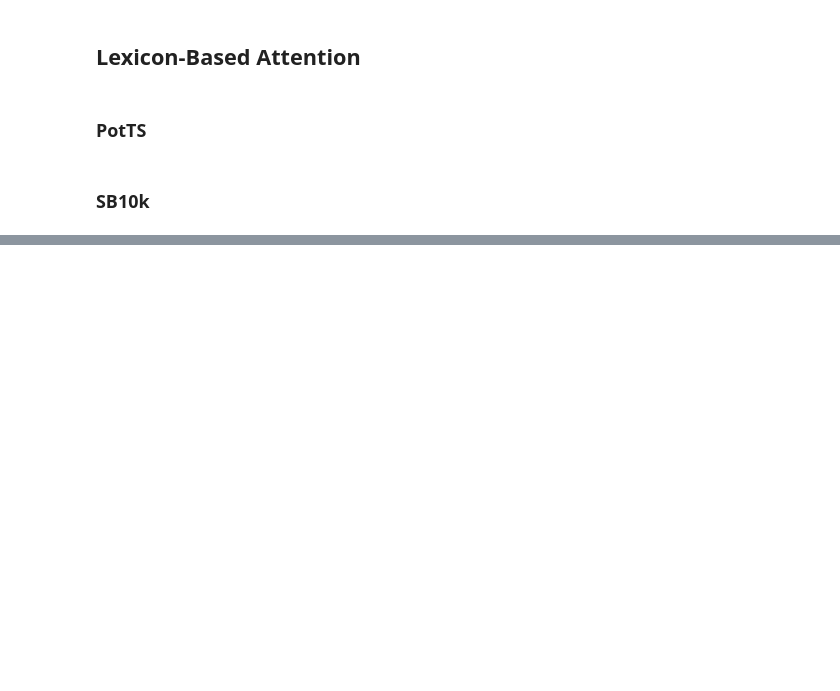
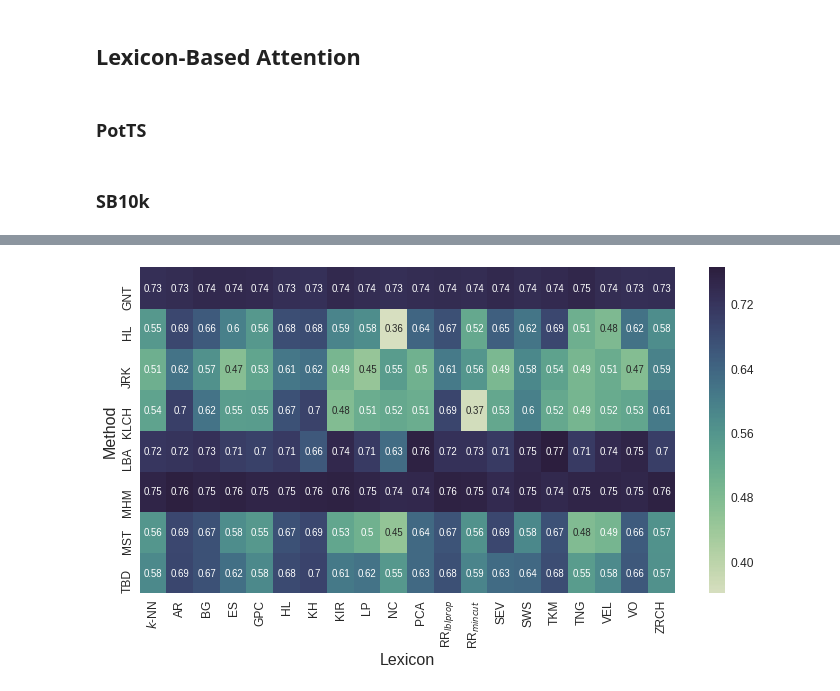
Before and after one commit to WladimirSidorenko/Dissertation, a Jupyter notebook: notebooks/cgsa.ipynb, the cells around one changed output, grey strips where cells are left out. Drawn from its saved outputs; the diff is of its cells as text; code cells hidden in the pictures; blank space fills up the shorter version.

```diff
--- a/notebooks/cgsa.ipynb
+++ b/notebooks/cgsa.ipynb
@@ -827,0 +840,5 @@ ax = sns.heatmap(SB10K_MICRO_STAT, cmap=HEATMAP_CMAP)
+# %%
+sb10k_micro_plt = sns.heatmap(SB10K_MICRO_STAT, **HEATMAP_SETTINGS)
+plt.savefig("cgsa_sb10k_micro_lexicons.png", bbox_inches='tight')
+# %% [output]
+[figure, added]
```
Also changed, not shown: parts of 13 cells of this notebook, 5 other files.
